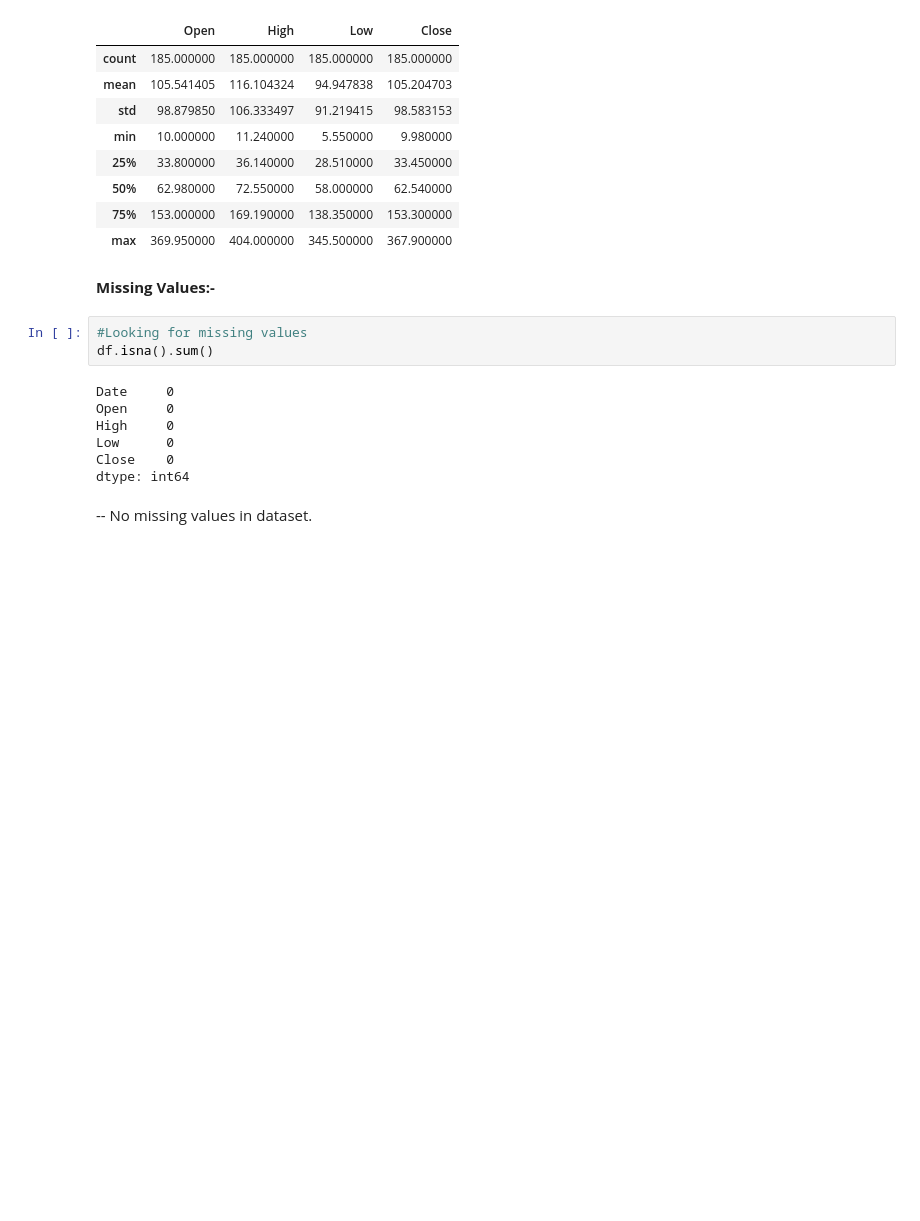
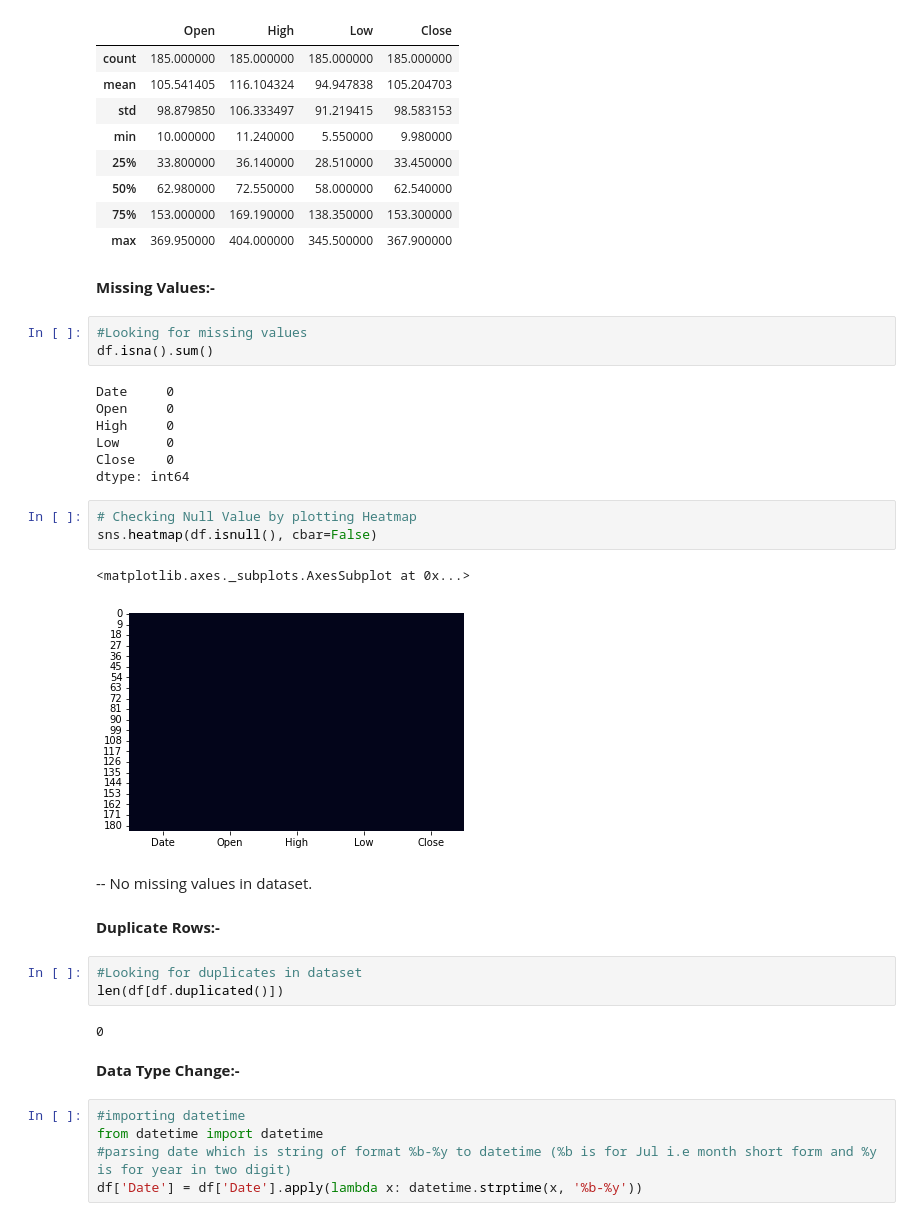
Before and after one commit to Pintu1-data/Yes-Bank-Stock-Closing-Price-Prediction, a Jupyter notebook: Yes_Bank_Stock_Closing_Price_Prediction_Pintu.ipynb, the cells around one changed output. Cells and saved outputs as stored; diff of their text form; blank space fills up the shorter version.

```diff
--- a/Yes_Bank_Stock_Closing_Price_Prediction_Pintu.ipynb
+++ b/Yes_Bank_Stock_Closing_Price_Prediction_Pintu.ipynb
@@ -126,5 +126,25 @@ High     0
 Low      0
 Close    0
 dtype: int64
+# %%
+# Checking Null Value by plotting Heatmap
+sns.heatmap(df.isnull(), cbar=False)
+# %% [output]
+<matplotlib.axes._subplots.AxesSubplot at 0x...>
+[figure, added]
 # %% [markdown]
 -- No missing values in dataset.
+# %% [markdown]
+**Duplicate Rows:-**
+# %%
+#Looking for duplicates in dataset
+len(df[df.duplicated()])
+# %% [output]
+0
+# %% [markdown]
+**Data Type Change:-**
+# %%
+#importing datetime
+from datetime import datetime
+#parsing date which is string of format %b-%y to datetime (%b is for Jul i.e month short form and %y is for year in two digit)
+df['Date'] = df['Date'].apply(lambda x: datetime.strptime(x, '%b-%y'))
```
Also changed, not shown: parts of 30 cells of this notebook.
